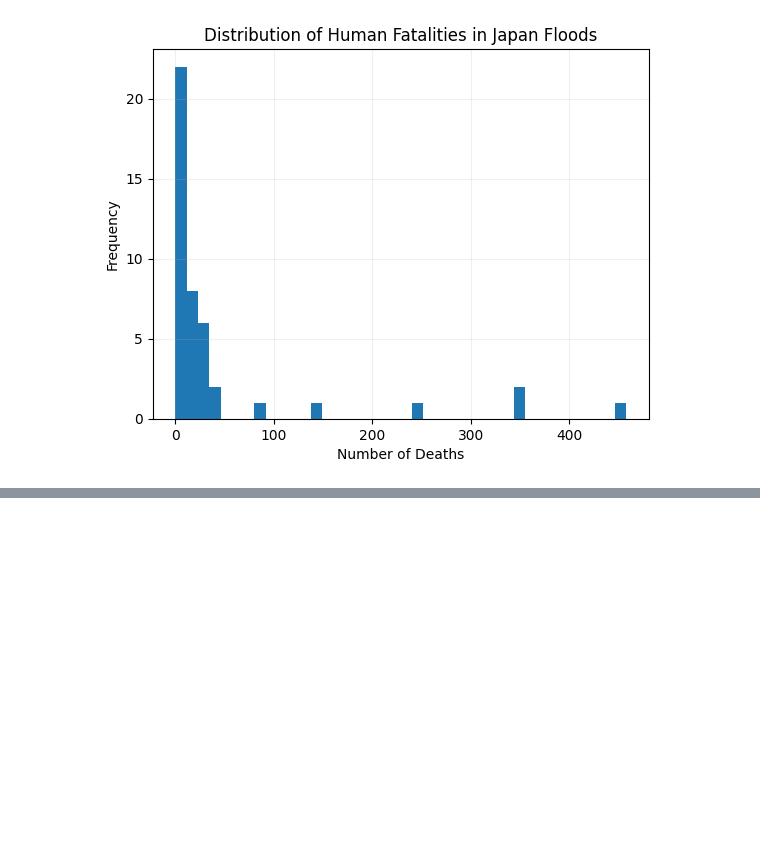
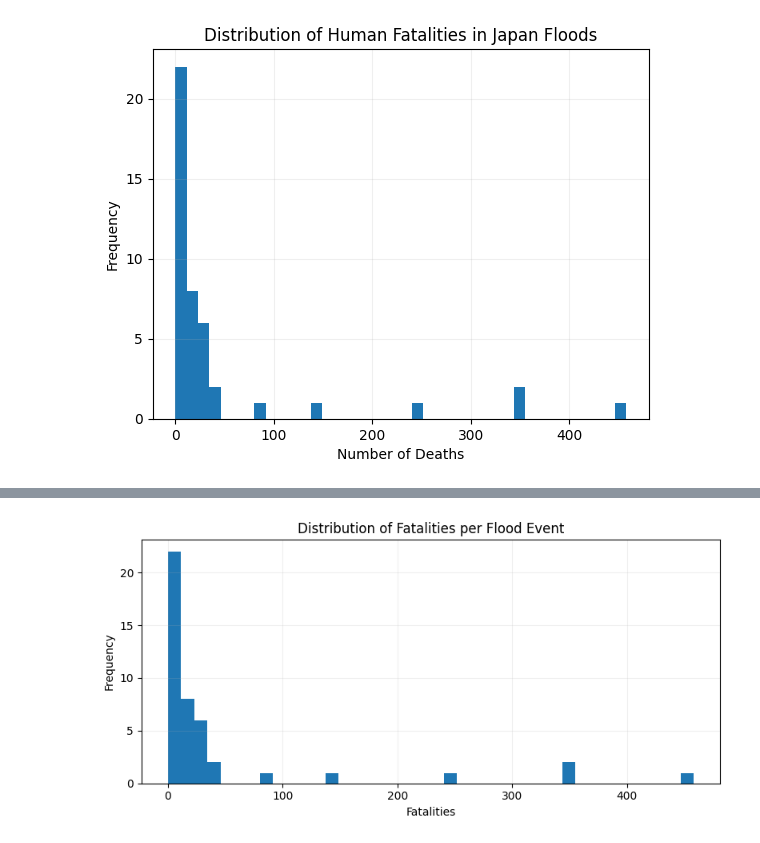
Before and after one commit to utkarsh-world/disaster-response-optimizer, a Jupyter notebook: notebooks/04_eda_japan.ipynb, the cells around one changed output, grey strips where cells are left out. Cells and saved outputs as stored; diff of their text form; code cells hidden in the pictures; blank space fills up the shorter version.

```diff
--- a/notebooks/04_eda_japan.ipynb
+++ b/notebooks/04_eda_japan.ipynb
@@ -70,0 +117,11 @@ plt.show()
+# %%
+plt.figure(figsize=(8, 4))
+jp['human_fatality'].hist(bins=40)
+plt.title('Distribution of Fatalities per Flood Event')
+plt.xlabel('Fatalities')
+plt.ylabel('Frequency')
+plt.grid(alpha=0.2)
+plt.tight_layout()
+plt.show()
+# %% [output]
+[figure, added]
```
Also changed, not shown: parts of 3 cells of this notebook, 4 other files.
